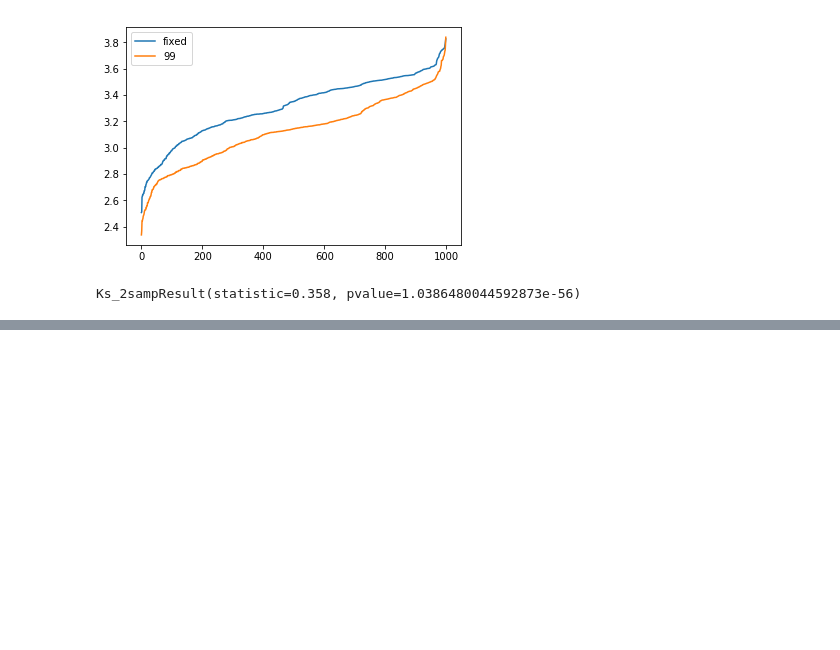
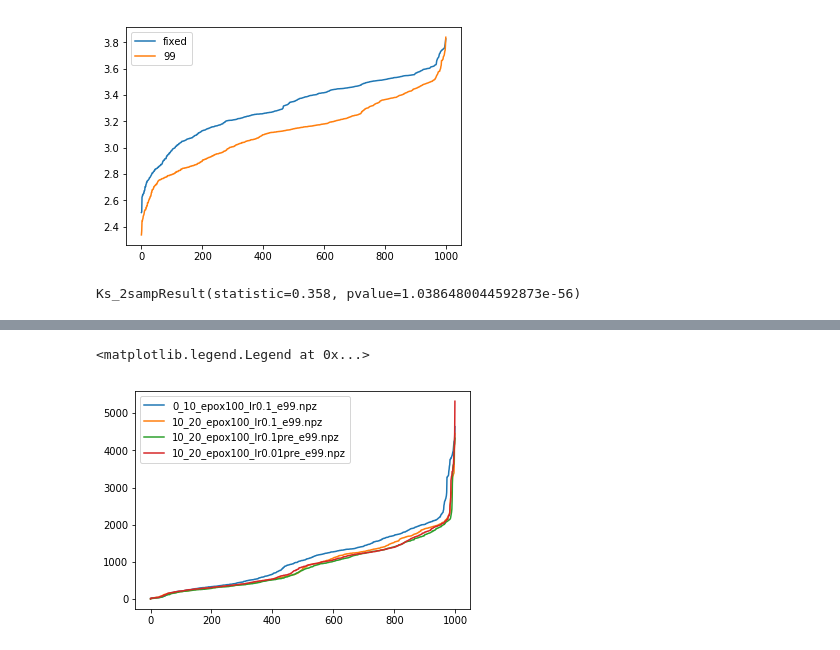
Before and after one commit to fqjin/2048NN, a Jupyter notebook: models/compare_models.ipynb, the cells around one changed output, grey strips where cells are left out. Saved outputs shown, nothing was run; the diff lists cells and outputs as text; code cells hidden in the pictures; blank space fills up the shorter version.

```diff
--- a/models/compare_models.ipynb
+++ b/models/compare_models.ipynb
@@ -146,0 +234,7 @@ Ks_2sampResult(statistic=0.358, pvalue=1.0386480044592873e-56)
+# %%
+for i in range(len(results)):
+    plt.plot(results[i])
+plt.legend(names)
+# %% [output]
+<matplotlib.legend.Legend at 0x...>
+[figure, added]
```
Also changed, not shown: parts of 17 cells of this notebook, 4 other files.
